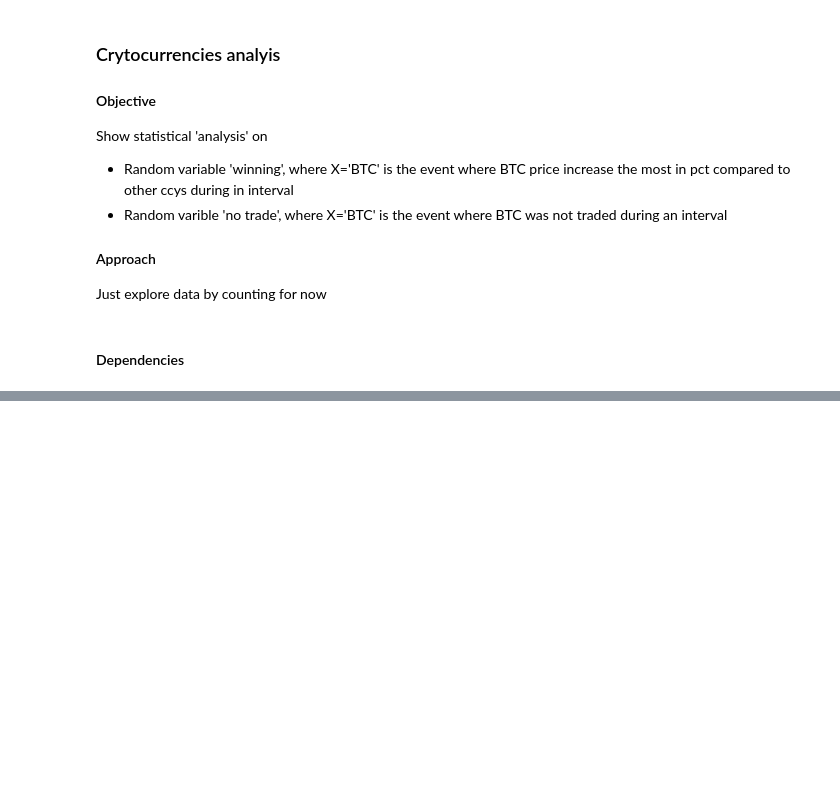
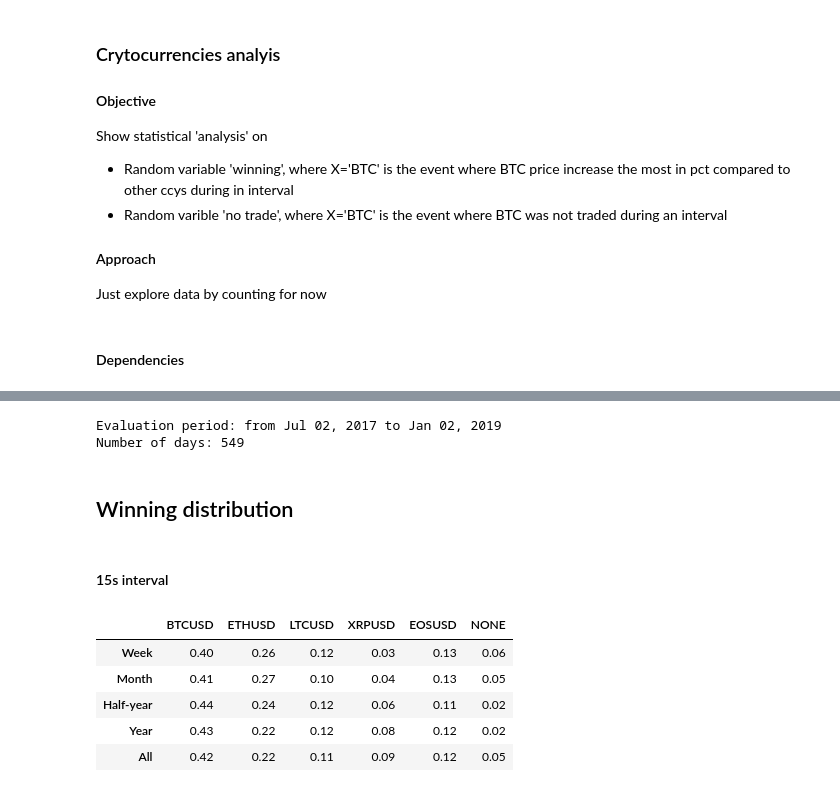
Before and after one commit to fuksi/crypto-analysis, a Jupyter notebook: Crytocurrencies analysis.ipynb, the cells around one changed output, grey strips where cells are left out. Cells and saved outputs as stored; diff of their text form; code cells hidden in the pictures; blank space fills up the shorter version.

```diff
--- a/Crytocurrencies analysis.ipynb
+++ b/Crytocurrencies analysis.ipynb
@@ -30,0 +39,9 @@ dict_keys(['BTCUSD', 'ETHUSD', 'LTCUSD', 'XRPUSD', 'EOSUSD', 'NONE'])
+# %%
+def show_eval_period(timestamps):
+    print(f'Evaluation period: from {timestamps[0].to_formatted_date_string()} to {timestamps[-1].to_formatted_date_string()}')
+    print(f'Number of days: {timestamps[-1].diff(timestamps[0]).in_days()}')
+
+show_eval_period(timestamps)
+# %% [output]
+Evaluation period: from Jul 02, 2017 to Jan 02, 2019
+Number of days: 549
@@ -31,2 +54,4 @@ dict_keys(['BTCUSD', 'ETHUSD', 'LTCUSD', 'XRPUSD', 'EOSUSD', 'NONE'])
+# %% [markdown]
+## Winning distribution
 # %%
 def compare_winning_periods(interval):
@@ -48,3 +70,15 @@ def compare_winning_periods(interval):
     df = pd.DataFrame(winners_dict, index=periods_text).round(2)
 
     return df
+# %% [markdown]
+#### 15s interval
+# %%
+df = compare_winning_periods(15)
+df.head()
+# %% [output]
+|  | BTCUSD | ETHUSD | LTCUSD | XRPUSD | EOSUSD | NONE |
+| Week | 0.40 | 0.26 | 0.12 | 0.03 | 0.13 | 0.06 |
+| Month | 0.41 | 0.27 | 0.10 | 0.04 | 0.13 | 0.05 |
+| Half-year | 0.44 | 0.24 | 0.12 | 0.06 | 0.11 | 0.02 |
+| Year | 0.43 | 0.22 | 0.12 | 0.08 | 0.12 | 0.02 |
+| All | 0.42 | 0.22 | 0.11 | 0.09 | 0.12 | 0.05 |
```
Also changed, not shown: parts of 33 cells of this notebook, 3 other files.
